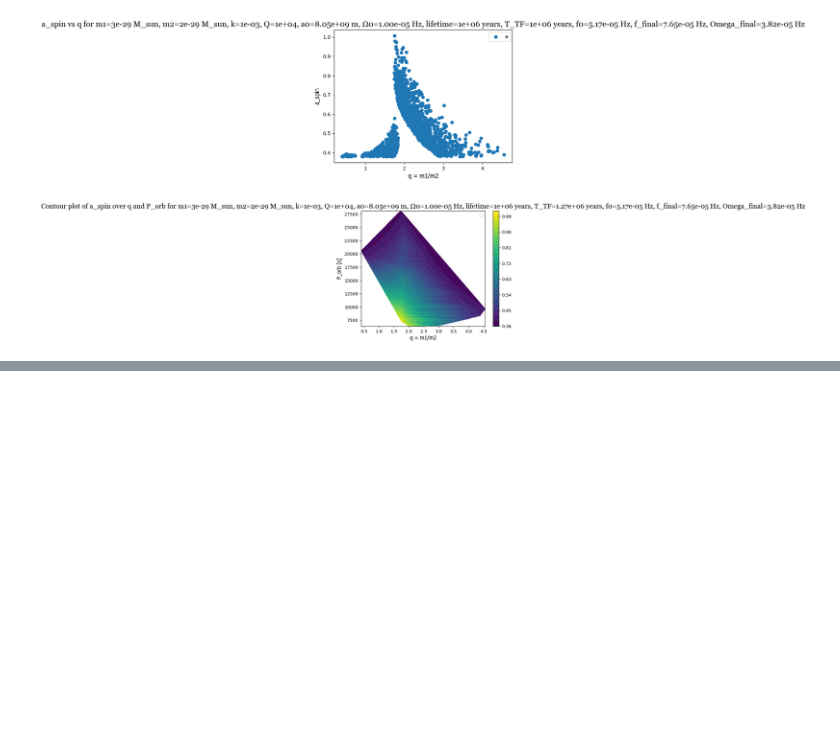
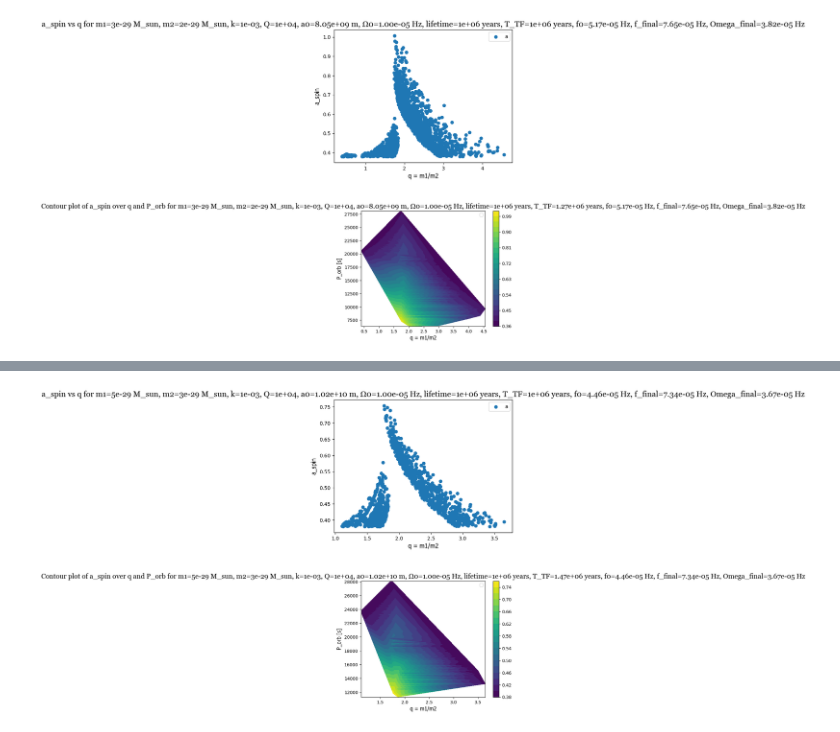
Before and after one commit to Nyaa394/Tidal-Spin-Up-in-Wolf-Rayet-Stars, a Jupyter notebook: main_eq_plots.ipynb, the cells around one changed output, grey strips where cells are left out. Saved outputs shown, nothing was run; the diff lists cells and outputs as text; code cells hidden in the pictures; blank space fills up the shorter version.

```diff
--- a/main_eq_plots.ipynb
+++ b/main_eq_plots.ipynb
@@ -196,5 +140,5 @@ p.plot2d_contour(q_array, P_orb_array, a_spin_array, xlabel='q = m1/m2', ylabel=
 # %%
-# plots for freq ok cases
+# plots for freq ok cases (where time is also unter 2M)
 
 # important libs and constants
 import plot_utils as p
@@ -215,40 +159,43 @@ with open("freq_ok.csv", "r") as o:
     reader = csv.DictReader(o)
     for row in reader:
         sol_id = row["ID"]
-
-        data = np.load(f"solutions/{sol_id}.npz")
-        t = data["t"]
-        f = data["f"]
-        Omega = data["Omega"]
 
         # read metadata from csv
         m1 = float(row["m_WR/M_Sun"])
         m2 = float(row["m_companion/M_Sun"])
         a0 = float(row["initial separation a0 (m)"])
         Omega0 = float(row["initial spin Omega0 (Hz)"])
         f0 = float(row["initial frequency f0 (Hz)"])
         k = float(row["k"])
         Q = float(row["Q"])
         R1 = float(row["WR star Radius R_WR"])
         lifetime = float(row["lifetime (years)"])
         T_TF = float(row["tidal function timescale (years)"])
         f_final = float(row["f_final (Hz)"])
         Omega_final = float(row["Omega_final (Hz)"])
         J = float(row["final angular momentum J (kg m^2/s)"])
         a_spin = float(row["spin parameter a_spin"])
         a_final = float(row["final separation a_final (m)"])
         a_min_si = float(row["minimum separation a_min (m)"])
         q = m1/m2
 
         all_q.append(q)
         all_a_spin.append(a_spin)
         all_kQ.append(k/Q)
         all_P_orb.append(2/f_final)
 
+q_array = np.array(all_q)
+a_spin_array = np.array(all_a_spin)
+kQ_array = np.array(all_kQ)
+P_orb_array = np.array(all_P_orb)
+
 # plot a_spin vs q
 p.scatter2d(q_array, a_spin_array, xlabel='q = m1/m2',
             ylabel='a_spin', title=f"a_spin vs q for m1={format(m1/Msolar, '.0e')} M_sun, m2={format(m2/Msolar, '.0e')} M_sun, k={format(k, '.0e')}, Q={format(Q, '.0e')}, a0={format(a0, '.2e')} m, Ω0={format(Omega0, '.2e')} Hz, lifetime={format(lifetime, '.0e')} years, T_TF={format(T_TF, '.0e')} years, f0={format(f0, '.2e')} Hz, f_final={format(f_final, '.2e')} Hz, Omega_final={format(Omega_final, '.2e')} Hz", legend='a_spin(q)', colour=None, axis_font='Tahoma', axis_size=12, title_font='Georgia', title_size=16, legend_size=10)
 
 # plot q vs k/Q with a contour for a_spin
 p.plot2d_contour(q_array, P_orb_array, a_spin_array, xlabel='q = m1/m2', ylabel='P_orb [s]',
                  title=f"Contour plot of a_spin over q and P_orb for m1={format(m1/Msolar, '.0e')} M_sun, m2={format(m2/Msolar, '.0e')} M_sun, k={format(k, '.0e')}, Q={format(Q, '.0e')}, a0={format(a0, '.2e')} m, Ω0={format(Omega0, '.2e')} Hz, lifetime={format(lifetime, '.0e')} years, T_TF={format(T_TF, '.2e')} years, f0={format(f0, '.2e')} Hz, f_final={format(f_final, '.2e')} Hz, Omega_final={format(Omega_final, '.2e')} Hz", legend='a_spin(q, k/Q)', axis_font='Tahoma', axis_size=12, title_font='Georgia', title_size=16, legend_size=10)
+# %% [output]
+[figure, added]
+[figure, added]
```
Also changed, not shown: parts of 4 cells of this notebook.
